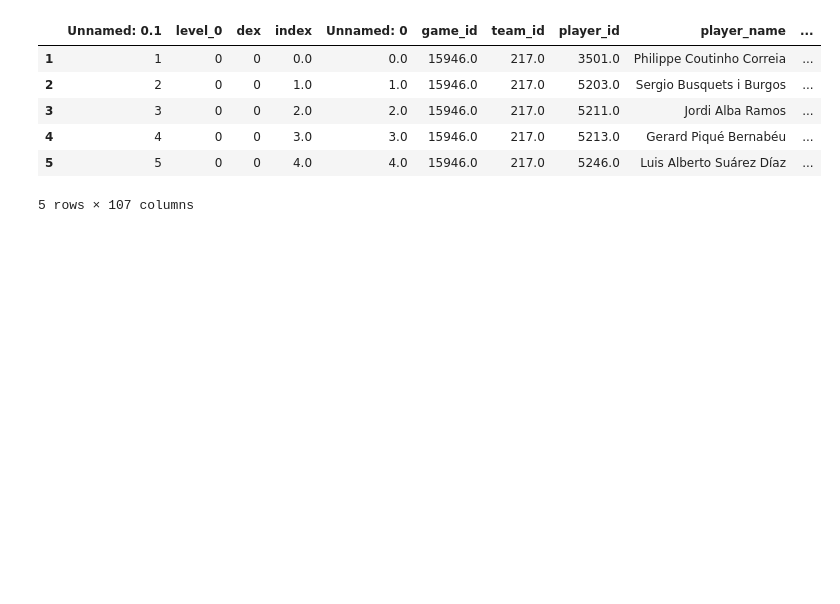
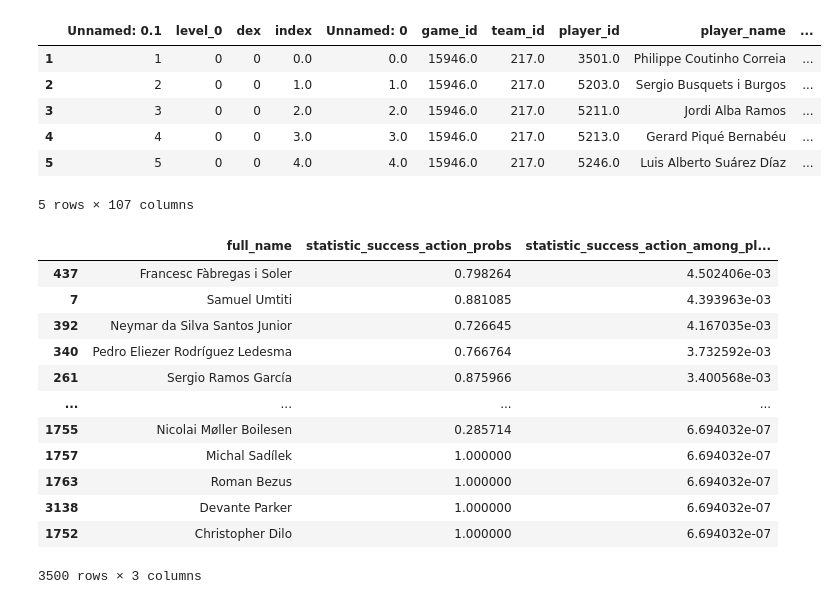
Before and after one commit to Steve23522016/vaep-base-code, a Jupyter notebook: notebooks/player_skill_probabilities_dataset_generator.ipynb, the cells around one changed output. Saved outputs shown, nothing was run; the diff lists cells and outputs as text; code cells hidden in the pictures; blank space fills up the shorter version.

```diff
--- a/notebooks/player_skill_probabilities_dataset_generator.ipynb
+++ b/notebooks/player_skill_probabilities_dataset_generator.ipynb
@@ -181,8 +174,33 @@ xdribble_player_probs_df.to_csv(directory_model + output_csv_filename)
 # %%
+from sklearn.cluster import DBSCAN
+
 # Inspect Xpass Probabilites Player sorted from the highest
-# directory_model = MAPS_PLAYER_SKILL_PROBABILITIES_GENERATOR["xpass"]["model_directory"]
-# output_csv_filename = MAPS_PLAYER_SKILL_PROBABILITIES_GENERATOR["xpass"]["csv_output_filename"]
-# xpass_player_probs_df = pd.read_csv(directory_model + output_csv_filename)
-# xpass_player_probs_df.sort_values(by="statistic_success_action_among_players", ascending=False, inplace=True)
-# xpass_player_probs_df[["full_name"]][xpass_player_probs_df['statistic_success_action_probs'] == xpass_player_probs_df['statistic_success_action_probs'].max()]
+directory_model = MAPS_PLAYER_SKILL_PROBABILITIES_GENERATOR["xpass"]["model_directory"]
+output_csv_filename = MAPS_PLAYER_SKILL_PROBABILITIES_GENERATOR["xpass"]["csv_output_filename"]
+xpass_player_probs_df = pd.read_csv(directory_model + output_csv_filename)
+xpass_player_probs_df.sort_values(by="statistic_success_action_among_players", ascending=False, inplace=True)
+
+# dbscan = DBSCAN()
+# dbscan.fit(xpass_player_probs_df[["statistic_success_action_probs", "statistic_success_action_among_players"]])
+# colors = dbscan.labels_
+# plt.scatter(xpass_player_probs_df["statistic_success_action_probs"], xpass_player_probs_df["statistic_success_action_among_players"], c=colors)
+
+xpass_player_probs_df = xpass_player_probs_df[(xpass_player_probs_df["statistic_success_action_probs"] >= 0.3) & (xpass_player_probs_df["statistic_success_action_among_players"] <= 0.005)]
+scaler = preprocessing.MinMaxScaler(feature_range=(0,1))
+xpass_player_probs_df[["statistic_success_action_probs"]] = scaler.fit_transform(xpass_player_probs_df[["statistic_success_action_probs"]])
+xpass_player_probs_df[["full_name", "statistic_success_action_probs", "statistic_success_action_among_players"]]
+# %% [output]
+|  | full_name | statistic_success_action_probs | statistic_success_action_among_pl... |
+| 437 | Francesc Fàbregas i Soler | 0.798264 | 4.502406e-03 |
+| 7 | Samuel Umtiti | 0.881085 | 4.393963e-03 |
+| 392 | Neymar da Silva Santos Junior | 0.726645 | 4.167035e-03 |
+| 340 | Pedro Eliezer Rodríguez Ledesma | 0.766764 | 3.732592e-03 |
+| 261 | Sergio Ramos García | 0.875966 | 3.400568e-03 |
+| ... | ... | ... | ... |
+| 1755 | Nicolai Møller Boilesen | 0.285714 | 6.694032e-07 |
+| 1757 | Michal Sadílek | 1.000000 | 6.694032e-07 |
+| 1763 | Roman Bezus | 1.000000 | 6.694032e-07 |
+| 3138 | Devante Parker | 1.000000 | 6.694032e-07 |
+| 1752 | Christopher Dilo | 1.000000 | 6.694032e-07 |
+3500 rows × 3 columns
 # %%
```
Also changed, not shown: parts of 5 cells of this notebook, 4 other files.
